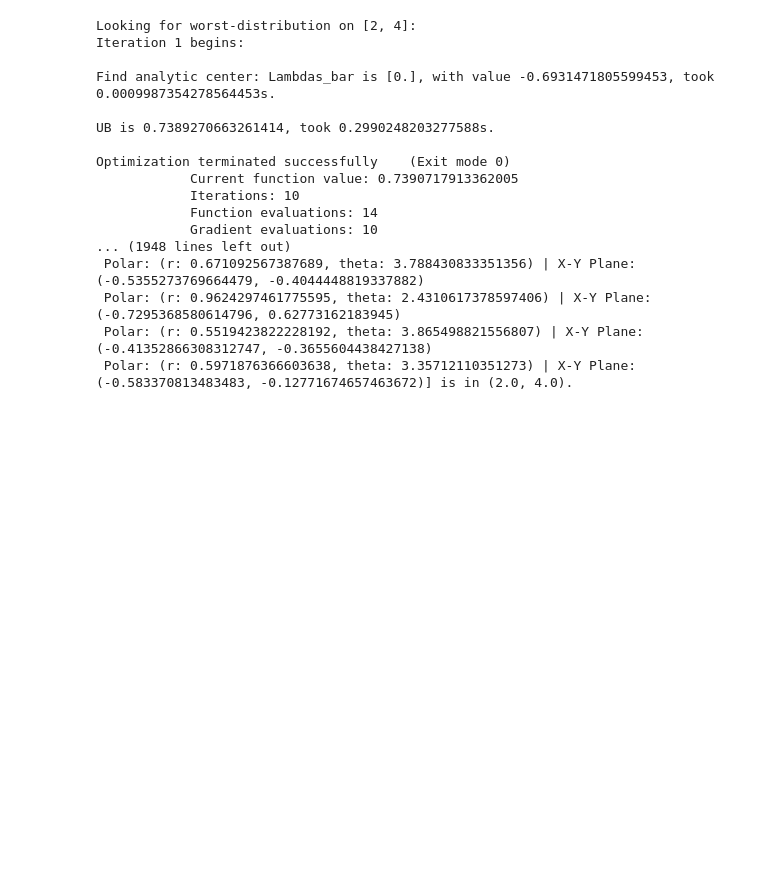
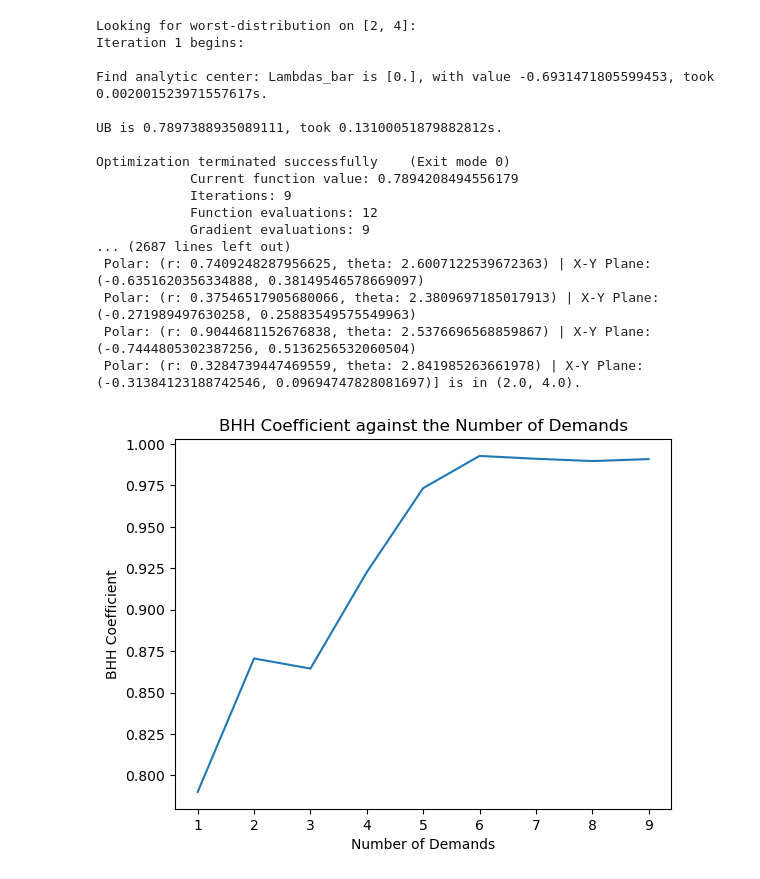
Before and after one commit to TongQM/HCTpartition, a Jupyter notebook: last-mile-optimal-n-partition/LMoptimal-n-partition_sandbox.ipynb, the cells around one changed output. Saved outputs shown, nothing was run; the diff lists cells and outputs as text; code cells hidden in the pictures; blank space fills up the shorter version.

```diff
--- a/last-mile-optimal-n-partition/LMoptimal-n-partition_sandbox.ipynb
+++ b/last-mile-optimal-n-partition/LMoptimal-n-partition_sandbox.ipynb
@@ -429,7 +429,7 @@ from problem14 import minimize_problem14
 from problem7 import minimize_problem7
 import torch
 import numpy as np
-
+import matplotlib.pyplot as plt
 import numba as nb
 import torchquad
 from scipy import optimize
@@ -584,56 +584,68 @@ def BHHcoef(trange, density_func, region):
     std_start, std_end = start % (2*pi), end % (2*pi)
     if std_start <= std_end:
         demands_within = np.array([dmd for dmd in demands if dmd.location.theta >= std_start and dmd.location.theta <= std_end])
     else:
         demands_within = np.array([dmd for dmd in demands if dmd.location.theta >= std_start or dmd.location.theta <= std_end])
     if demands_within.size == 0:
         print(f'DEBUG: No demands within {trange}.')
         return 0
     print(f"DEBUG: demands_within {demands_within} is in {std_start, std_end}.")
     simpson = torchquad.Simpson()
     coef = simpson.integrate(lambda X: X[:, 0]*torch.sqrt(density_func(X)), dim=2, N=999999, integration_domain=[[0, region.radius],[start, end]], backend='torch').item()
     return coef
 
 region = Region(1)
 depot = Coordinate(2, 0.3)
-t, epsilon = 0.2, 0.01
+t, epsilon = 0.25, 0.01
 
 thetarange = (2, 4)
 # demands = np.array([Demand(Coordinate(r = 0.4873716073198716, theta = 3.7670422583826495), 1),
 #                     Demand(Coordinate(r = 0.10873607186897494, theta = 4.008009178184025), 1),
 #                     Demand(Coordinate(r = 0.8939041702850812, theta = 2.5103794163992506), 1),
 #                     Demand(Coordinate(r = 0.8571542470728296, theta = 3.7828800007876318), 1),])
 
-demands_theta = np.array([demands[i].location.theta for i in range(len(demands))])
-demands_locations = np.array([demands[i].get_cdnt() for i in range(len(demands))])
-lambdas = np.zeros(demands.shape[0])
+# demands_theta = np.array([demands[i].location.theta for i in range(len(demands))])
+# demands_locations = np.array([demands[i].get_cdnt() for i in range(len(demands))])
+# lambdas = np.zeros(demands.shape[0])
 
-max_num_demands = 10
-demands, BHHCoef = np.array([]), []
-for _ in range(1, max_num_demands):
-    demands = np.append(demands, Demand(Coordinate(r = np.random.uniform(0, 1), theta = np.random.uniform(2, 4)), 1))
-    optimal_ftilde, UB_lst, LB_lst = findWorstTSPDensity(region, demands, thetarange, t, epsilon, tol=1e-4)
-    # integrate the optimal f_tilde over the sector
-    start, end = thetarange
-    simpson = torchquad.Simpson()
-    area = simpson.integrate(lambda X: X[:, 0]*optimal_ftilde(X), dim=2, N=999999, integration_domain=[[0, region.radius],[start, end]], backend='torch').item()
-    print(f"area is {area}.")
-    BHHCoef.append(BHHcoef(thetarange, optimal_ftilde, region))
+for t in np.array(list(range(4, 5)))*0.05:
+    max_num_demands = 10
+    demands, BHHCoef = np.array([]), []
+    for _ in range(1, max_num_demands):
+        demands = np.append(demands, Demand(Coordinate(r = np.random.uniform(0, 1), theta = np.random.uniform(2, 4)), 1))
+        demands_theta = np.array([demands[i].location.theta for i in range(len(demands))])
+        demands_locations = np.array([demands[i].get_cdnt() for i in range(len(demands))])
+        lambdas = np.zeros(demands.shape[0])
+        optimal_ftilde, UB_lst, LB_lst = findWorstTSPDensity(region, demands, thetarange, t, epsilon, tol=1e-4)
+        # integrate the optimal f_tilde over the sector
+        start, end = thetarange
+        simpson = torchquad.Simpson()
+        area = simpson.integrate(lambda X: X[:, 0]*optimal_ftilde(X), dim=2, N=999999, integration_domain=[[0, region.radius],[start, end]], backend='torch').item()
+        print(f"area is {area}.")
+        BHHCoef.append(BHHcoef(thetarange, optimal_ftilde, region))
+    # Plot the BHH coefficient against the number of demands
+    fig = plt.figure()
+    plt.plot(range(1, max_num_demands), BHHCoef)
+    plt.xlabel('Number of Demands')
+    plt.ylabel('BHH Coefficient')
+    plt.title('BHH Coefficient against the Number of Demands')
+    fig.savefig(f'./pics/BHHCoef_t{t}.png')
 # %% [output]
 Looking for worst-distribution on [2, 4]:
 Iteration 1 begins:
 
-Find analytic center: Lambdas_bar is [0.], with value -0.6931471805599453, took 0.0009987354278564453s.
+Find analytic center: Lambdas_bar is [0.], with value -0.6931471805599453, took 0.002001523971557617s.
 
-UB is 0.7389270663261414, took 0.2990248203277588s.
+UB is 0.7897388935089111, took 0.13100051879882812s.
 
 Optimization terminated successfully    (Exit mode 0)
-            Current function value: 0.7390717913362005
-            Iterations: 10
-            Function evaluations: 14
-            Gradient evaluations: 10
-... (1948 lines left out)
- Polar: (r: 0.671092567387689, theta: 3.788430833351356) | X-Y Plane: (-0.5355273769664479, -0.4044448819337882)
- Polar: (r: 0.9624297461775595, theta: 2.4310617378597406) | X-Y Plane: (-0.7295368580614796, 0.62773162183945)
- Polar: (r: 0.5519423822228192, theta: 3.865498821556807) | X-Y Plane: (-0.41352866308312747, -0.3655604438427138)
- Polar: (r: 0.5971876366603638, theta: 3.35712110351273) | X-Y Plane: (-0.583370813483483, -0.12771674657463672)] is in (2.0, 4.0).
+            Current function value: 0.7894208494556179
+            Iterations: 9
+            Function evaluations: 12
+            Gradient evaluations: 9
+... (2687 lines left out)
+ Polar: (r: 0.7409248287956625, theta: 2.6007122539672363) | X-Y Plane: (-0.6351620356334888, 0.38149546578669097)
+ Polar: (r: 0.37546517905680066, theta: 2.3809697185017913) | X-Y Plane: (-0.271989497630258, 0.25883549575549963)
+ Polar: (r: 0.9044681152676838, theta: 2.5376696568859867) | X-Y Plane: (-0.7444805302387256, 0.5136256532060504)
+ Polar: (r: 0.3284739447469559, theta: 2.841985263661978) | X-Y Plane: (-0.31384123188742546, 0.09694747828081697)] is in (2.0, 4.0).
+[figure, added]
```
Also changed, not shown: parts of 3 cells of this notebook, 10 other files.
